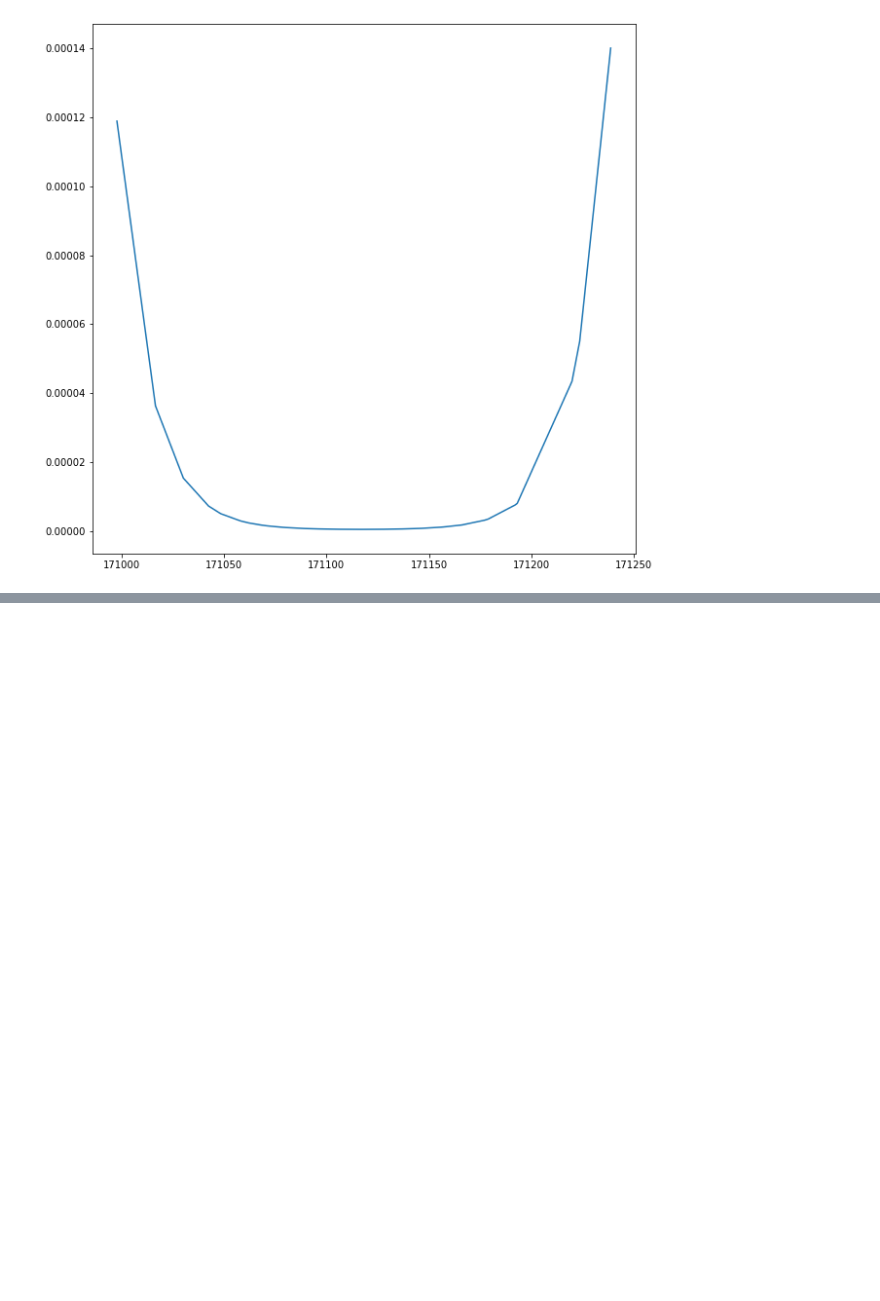
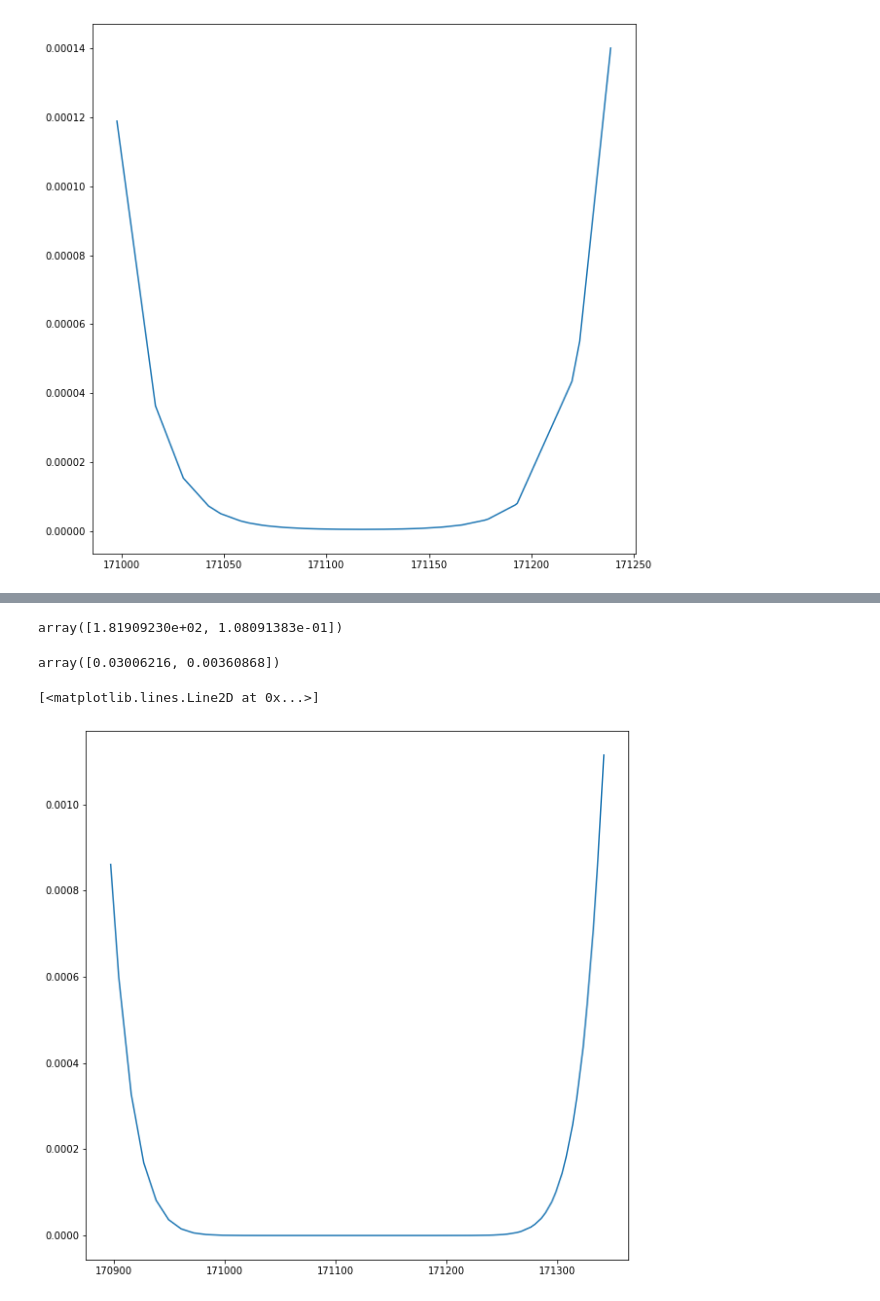
Before and after one commit to Junyinghuang/MArEX_Analysis, a Jupyter notebook: Al_ana.ipynb, the cells around one changed output, grey strips where cells are left out. Drawn from its saved outputs; the diff is of its cells as text; code cells hidden in the pictures; blank space fills up the shorter version.

```diff
--- a/Al_ana.ipynb
+++ b/Al_ana.ipynb
@@ -220,0 +277,20 @@ plt.plot(tof[left:right], ts[left:right])
+# %%
+fit
+# %% [output]
+array([1.81909230e+02, 1.08091383e-01])
+# %%
+np.sqrt(np.diag(sig))
+# %% [output]
+array([0.03006216, 0.00360868])
+# %%
+tof = energy_to_tof(energy, 181.87, 939.56542, 299792458)[::-1] * 1e9
+ts = xsec_to_ts(crs * 1e-28, 9747, 0.08, 3.47e-25)[::-1]
+# %%
+left = search_asc(tof, 170900)
+right = search_asc(tof, 171350)
+# %%
+plt.figure(figsize=(10,10))
+plt.plot(tof[left:right], ts[left:right])
+# %% [output]
+[<matplotlib.lines.Line2D at 0x...>]
+[figure, added]
```
Also changed, not shown: parts of 29 cells of this notebook, 3 other files.
